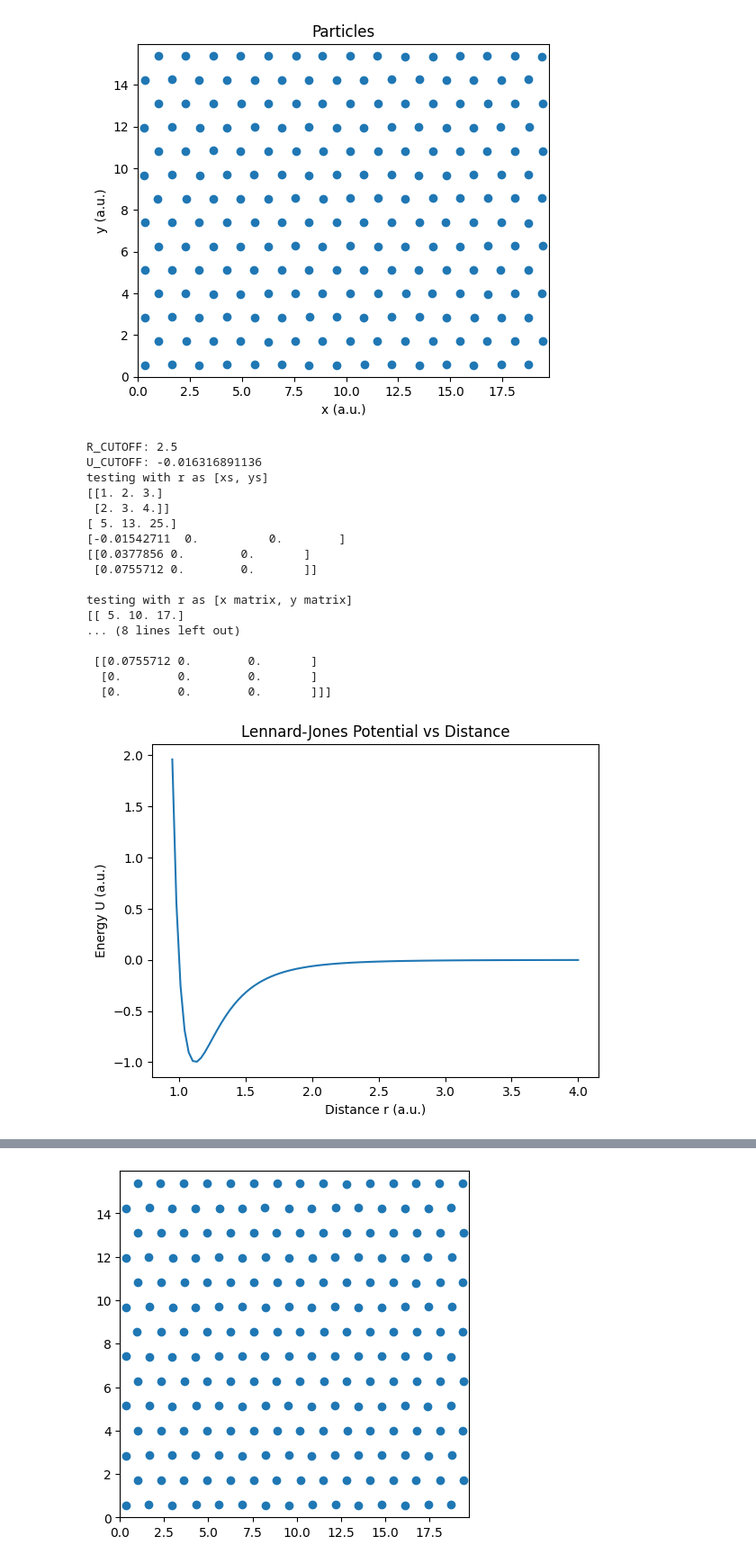
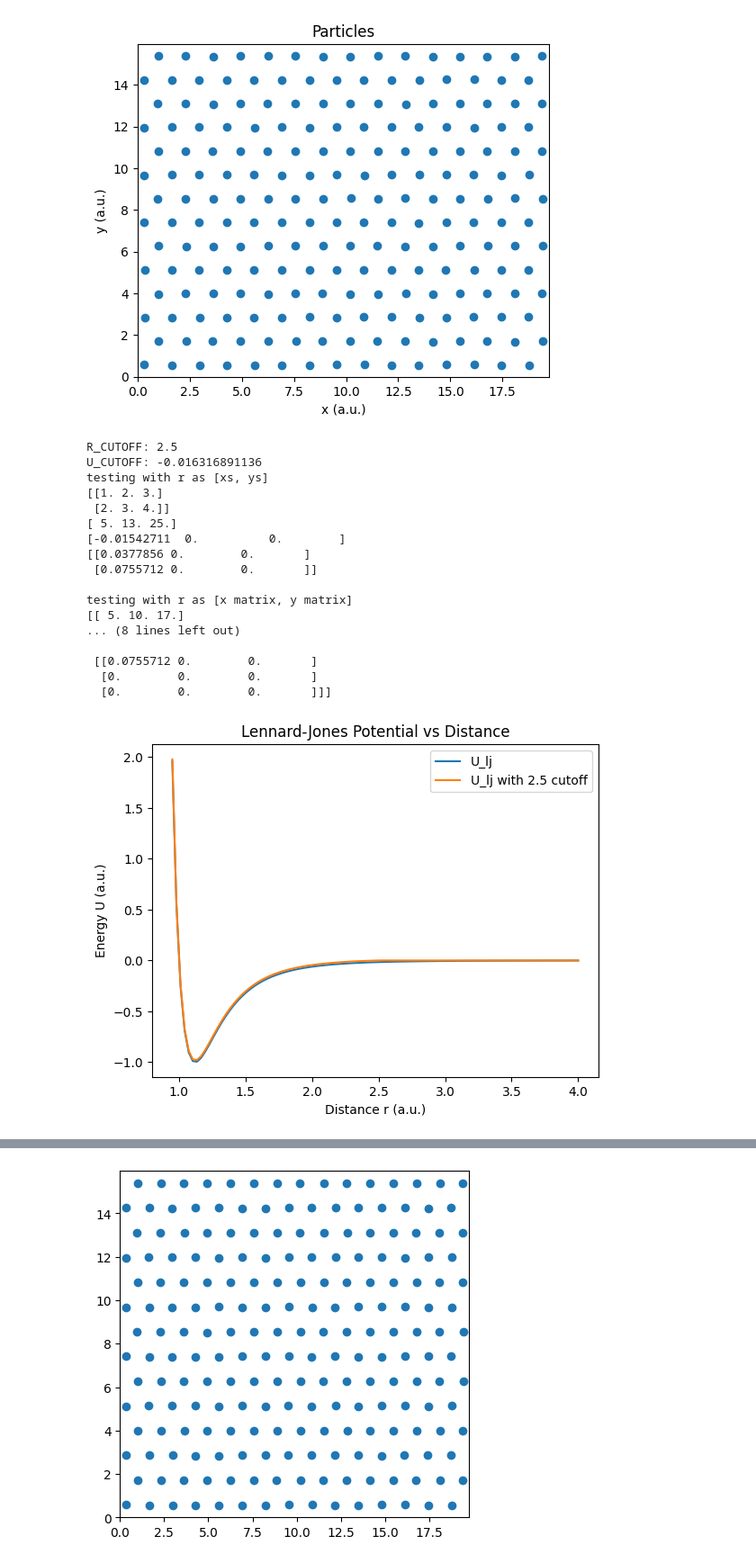
Before and after one commit to julius-clegg/Molecular-Dynamics-Simulation, a Jupyter notebook: PHYS2020 Project.ipynb, the cells around one changed output, grey strips where cells are left out. Shown at 90% size. Cells and saved outputs as stored; diff of their text form; code cells hidden in the pictures.

```diff
--- a/PHYS2020 Project.ipynb
+++ b/PHYS2020 Project.ipynb
@@ -63,7 +63,7 @@ r,L,N = generate_triangular_lattice(DENSITY,N_L)
 L = np.array(L)
 print(L)
 # add small random displacements
-r += np.random.uniform(-RANDOM_DISPLACEMENT,RANDOM_DISPLACEMENT,r.shape)
+r += rng.uniform(-RANDOM_DISPLACEMENT,RANDOM_DISPLACEMENT,r.shape)
 print(r.shape)
 print(N)
 
@@ -120,35 +120,37 @@ rmat = np.array([
     [[2,3,4],[2,3,4],[2,3,4]],
 ], dtype=float)
 print(magnitude2(rmat))
 print(pair_U_lj_vec(rmat))
 print(pair_F_lj_vec(rmat))
 
 x = np.linspace(0.95,4,100)
-plt.plot(x,pair_U_lj(x))
+plt.plot(x,pair_U_lj(x), label="U_lj")
+plt.plot(x,pair_U_lj_vec(np.array([x,[0]*100])), label="U_lj with 2.5 cutoff")
 
 plt.title("Lennard-Jones Potential vs Distance")
 plt.xlabel("Distance r (a.u.)")
 plt.ylabel("Energy U (a.u.)")
+plt.legend()
 plt.show()
 # %% [output]
 R_CUTOFF: 2.5
 U_CUTOFF: -0.016316891136
 testing with r as [xs, ys]
 [[1. 2. 3.]
  [2. 3. 4.]]
 [ 5. 13. 25.]
 [-0.01542711  0.          0.        ]
 [[0.0377856 0.        0.       ]
  [0.0755712 0.        0.       ]]
 
 testing with r as [x matrix, y matrix]
 [[ 5. 10. 17.]
 ... (8 lines left out)
 
  [[0.0755712 0.        0.       ]
   [0.        0.        0.       ]
   [0.        0.        0.       ]]]
-[figure, old version]
+[figure, new version]
 # %%
 x = r[0]
 def pair_displacements_1D(x):
```
Also changed, not shown: parts of 6 cells of this notebook, 1 other file.
